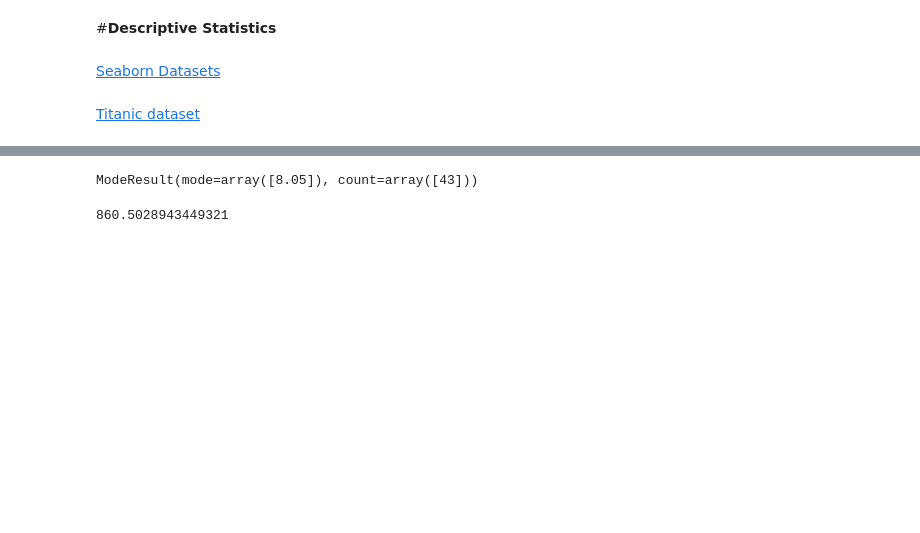
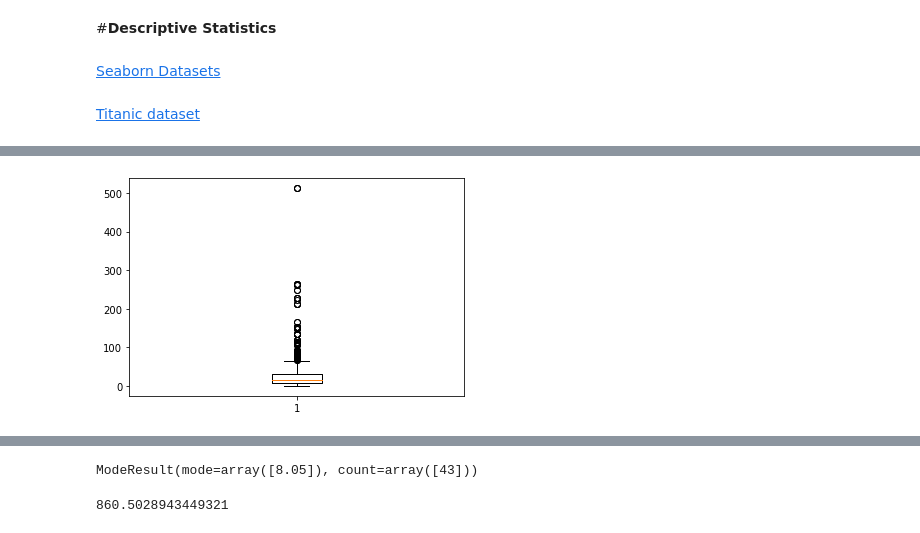
Before and after one commit to yasir5008/DS_-_ITF_Just_Working_Directory, a Jupyter notebook: DS_python_works/Statistics_Lab2_(Descriptive_Stats_&_Correlation)_(TR)_1_Oct_2021_Students.ipynb, the cells around one changed output, grey strips where cells are left out. Saved outputs shown, nothing was run; the diff lists cells and outputs as text; code cells hidden in the pictures; blank space fills up the shorter version.

```diff
--- a/DS_python_works/Statistics_Lab2_(Descriptive_Stats_&_Correlation)_(TR)_1_Oct_2021_Students.ipynb
+++ b/DS_python_works/Statistics_Lab2_(Descriptive_Stats_&_Correlation)_(TR)_1_Oct_2021_Students.ipynb
@@ -51,0 +88,4 @@ NameError: name 'sns' is not defined
+# %%
+plt.boxplot(fare);
+# %% [output]
+[figure, added]
```
Also changed, not shown: parts of 38 cells of this notebook, 1 other file.
